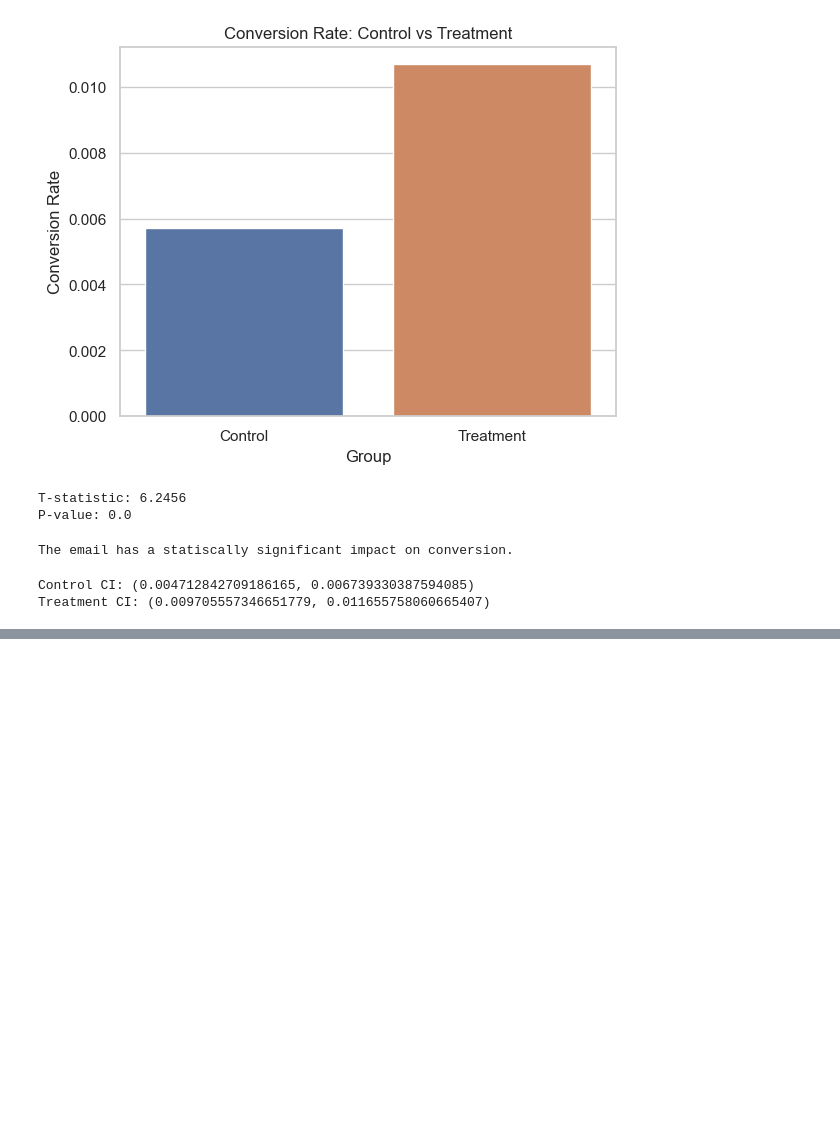
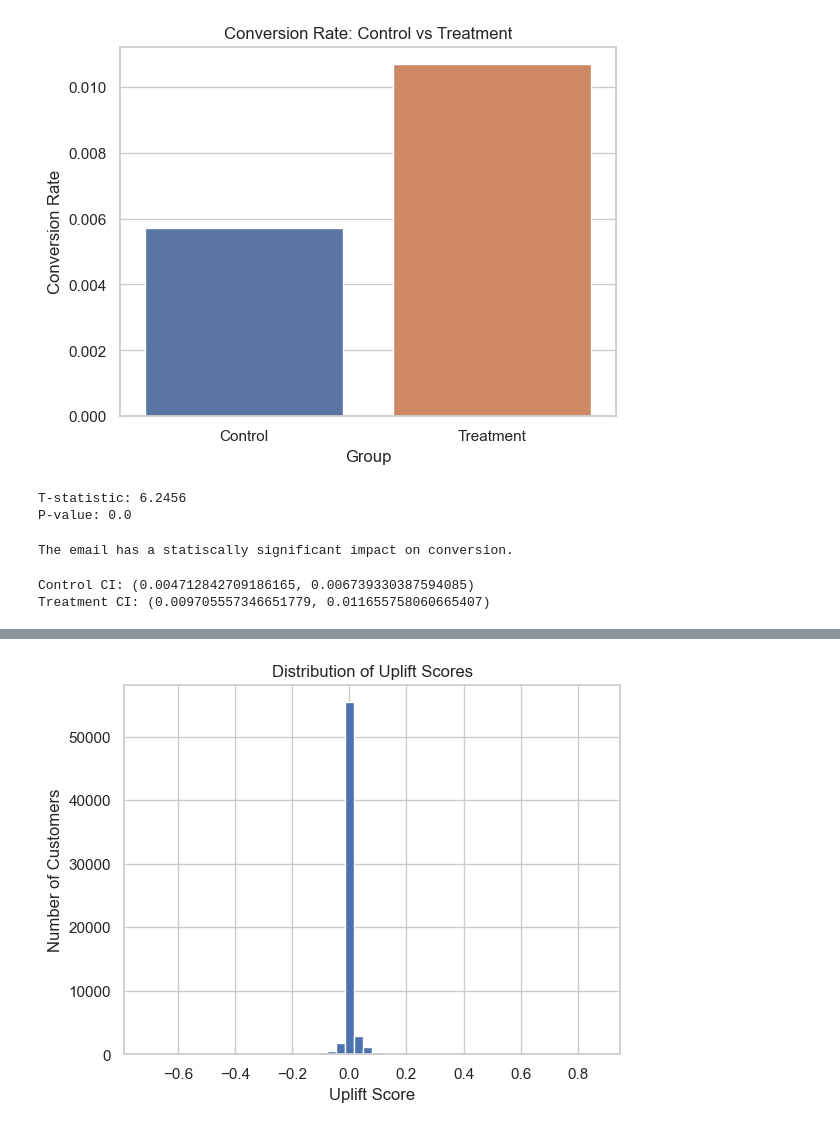
Before and after one commit to tejfaster/Email-marketing-Uplift-Model, a Jupyter notebook: notebooks/01_ab_test_analysis.ipynb, the cells around one changed output, grey strips where cells are left out. Cells and saved outputs as stored; diff of their text form; code cells hidden in the pictures; blank space fills up the shorter version.

Commit message:
Phase 3: Uplift modeling completed using T-learner approach

```diff
--- a/notebooks/01_ab_test_analysis.ipynb
+++ b/notebooks/01_ab_test_analysis.ipynb
@@ -198,0 +225,17 @@ Treatment CI: (0.009705557346651779, 0.011655758060665407)
+# %%
+# train separate Models(T -Learner approach)
+from sklearn.ensemble import RandomForestClassifier
+
+# Split data
+X_control = X[uplift_df["treatment"] == 0]
+y_control = y[uplift_df["treatment"] == 0]
+
+X_treatment = X[uplift_df["treatment"] == 1]
+y_treatment = y[uplift_df["treatment"] == 1]
+
+# Train models
+model_control = RandomForestClassifier(n_estimators = 100, random_state = 42)
+model_treatment = RandomForestClassifier(n_estimators = 100, random_state = 42)
+
+model_control.fit(X_control, y_control)
+model_treatment.fit(X_treatment, y_treatment)
@@ -198,0 +244,9 @@ Treatment CI: (0.009705557346651779, 0.011655758060665407)
+# %%
+# Predict probabilities
+control_pred = model_control.predict_proba(X)[:,1]
+treatment_pred = model_treatment.predict_proba(X)[:,1]
+
+# Calculate uplift score
+uplift_score = treatment_pred - control_pred
+uplift_df["uplift_score"] = uplift_score
+uplift_df[["uplift_score"]].head()
@@ -198,0 +275,9 @@ Treatment CI: (0.009705557346651779, 0.011655758060665407)
+# %%
+plt.hist(uplift_df["uplift_score"],bins=50)
+plt.title("Distribution of Uplift Scores")
+plt.xlabel("Uplift Score")
+plt.ylabel("Number of Customers")
+
+plt.show()
+# %% [output]
+[figure, added]
```
Also changed, not shown: parts of 8 cells of this notebook.
